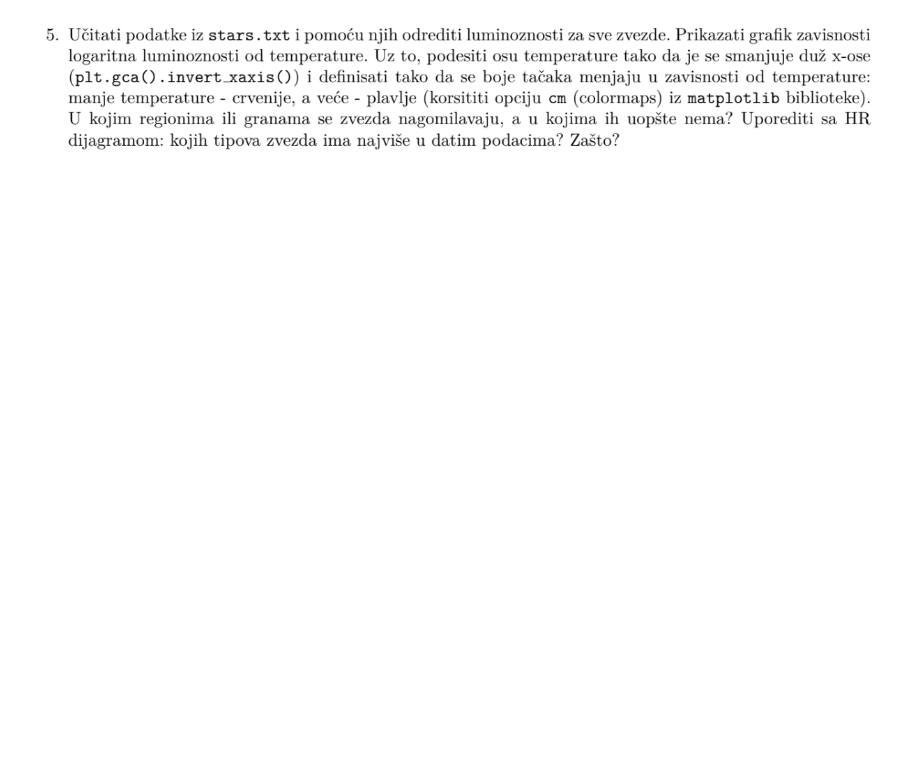
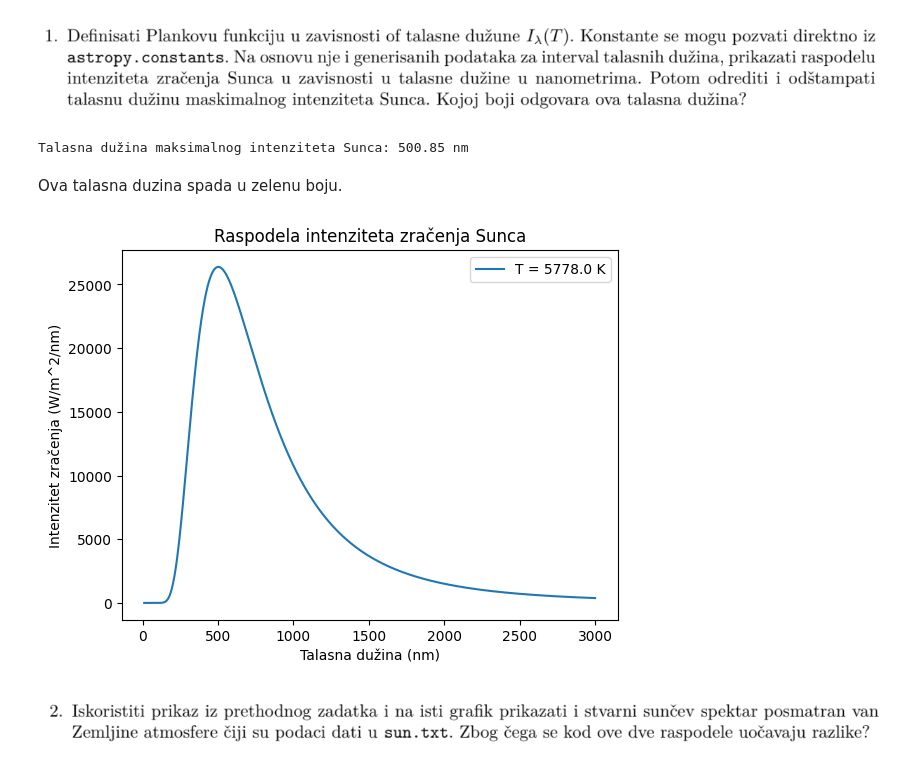
Before and after one commit to jov580/astro-vezbe, a Jupyter notebook: Zakoni_zracenja_i_zvezde.ipynb, the cells around one changed output. Drawn from its saved outputs; the diff is of its cells as text; code cells hidden in the pictures; blank space fills up the shorter version.

```diff
--- a/Zakoni_zracenja_i_zvezde.ipynb
+++ b/Zakoni_zracenja_i_zvezde.ipynb
@@ -1,4 +1,42 @@
 # %% [markdown]
 <a href="https://colab.research.google.com/github/jov580/astro-vezbe/blob/main/Zakoni_zracenja_i_zvezde.ipynb" target="_parent"><img src="https://colab.research.google.com/assets/colab-badge.svg" alt="Open In Colab"/></a>
 # %% [markdown]
-![image.png](embedded-picture-1-old)
+![image.png](embedded-picture-1-new)
+# %%
+import numpy as np
+import astropy
+from astropy import units
+from astropy.constants import h, c, k_B
+
+
+T_sunca = 5778 * astropy.units.K
+
+talasne_duzine_nm = np.linspace(10, 3000, 1000)
+talasne_duzine_m = talasne_duzine_nm * 1e-9
+talasne_duzine_m = talasne_duzine_m * astropy.units.m
+
+intensity = (2 * astropy.constants.h * astropy.constants.c**2 / talasne_duzine_m**5) / (np.exp((astropy.constants.h * astropy.constants.c) / (talasne_duzine_m * astropy.constants.k_B * T_sunca)) - 1)
+intensities = intensity.to(astropy.units.W / (astropy.units.m**2 * astropy.units.nm))
+
+
+max_intensity_index = np.argmax(intensities)
+max_talasna_duzina_nm = talasne_duzine_nm[max_intensity_index]
+print(f'Talasna dužina maksimalnog intenziteta Sunca: {max_talasna_duzina_nm:.2f} nm')
+# %% [output]
+Talasna dužina maksimalnog intenziteta Sunca: 500.85 nm
+# %% [markdown]
+Ova talasna duzina spada u zelenu boju.
+# %%
+import matplotlib.pyplot as plt
+
+plt.figure()
+plt.plot(talasne_duzine_nm, intensities, label=f'T = {T_sunca}')
+plt.xlabel('Talasna dužina (nm)')
+plt.ylabel('Intenzitet zračenja (W/m^2/nm)')
+plt.title('Raspodela intenziteta zračenja Sunca')
+plt.legend()
+plt.show()
+# %% [output]
+[figure, added]
+# %% [markdown]
+![image.png](embedded-picture-1)
```
Also changed, not shown: parts of 8 cells of this notebook.
